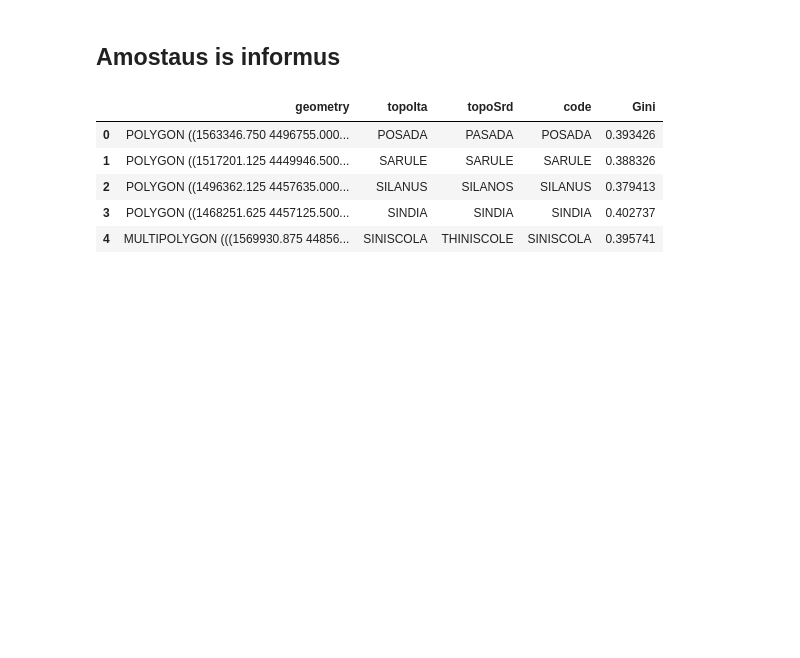
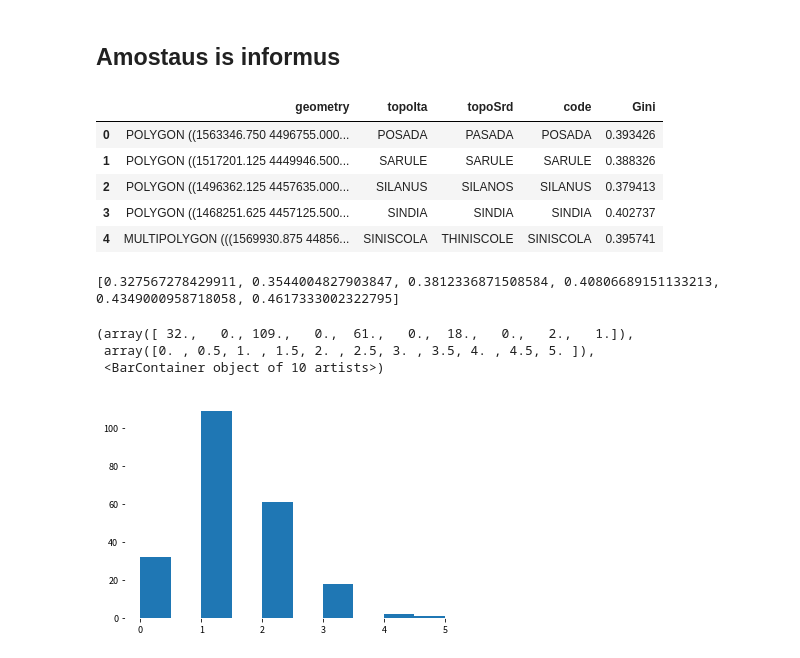
Before and after one commit to sustainablesardinia/educational-poverty, a Jupyter notebook: Gini.ipynb, the cells around one changed output. Cells and saved outputs as stored; diff of their text form; code cells hidden in the pictures; blank space fills up the shorter version.

```diff
--- a/Gini.ipynb
+++ b/Gini.ipynb
@@ -226,0 +164,31 @@ def _plot_whole_map(df, title, label_title, info, legend_bbox_to_anchor=(0.5, -0
+# %%
+def _get_classes(df):
+    actual_min = df['Gini'].min()
+    actual_max = df['Gini'].max()
+
+    classes = np.linspace(actual_min, actual_max, 6).tolist() + [actual_min, actual_max]
+    return sorted(set(classes))
+
+def _compute_class(v, classes):
+    for index in range(0, len(classes)):
+        if v >= classes[index] and v < classes[index+1]:
+            return index
+        if v==classes[-1]:
+            return len(classes)-1
+    return None
+
+classes = _get_classes(gini_map)
+print(classes)
+gini_map['Class'] = gini_map['Gini'].apply(lambda g: _compute_class(g, classes))
+# %% [output]
+[0.327567278429911, 0.3544004827903847, 0.3812336871508584, 0.40806689151133213, 0.4349000958718058, 0.4617333002322795]
+# %%
+import matplotlib.pyplot as plt
+import matplotlib
+
+matplotlib.pyplot.hist(gini_map['Class'])
+# %% [output]
+(array([ 32.,   0., 109.,   0.,  61.,   0.,  18.,   0.,   2.,   1.]),
+ array([0. , 0.5, 1. , 1.5, 2. , 2.5, 3. , 3.5, 4. , 4.5, 5. ]),
+ <BarContainer object of 10 artists>)
+[figure, added]
```
Also changed, not shown: parts of 6 cells of this notebook, 1 other file.
